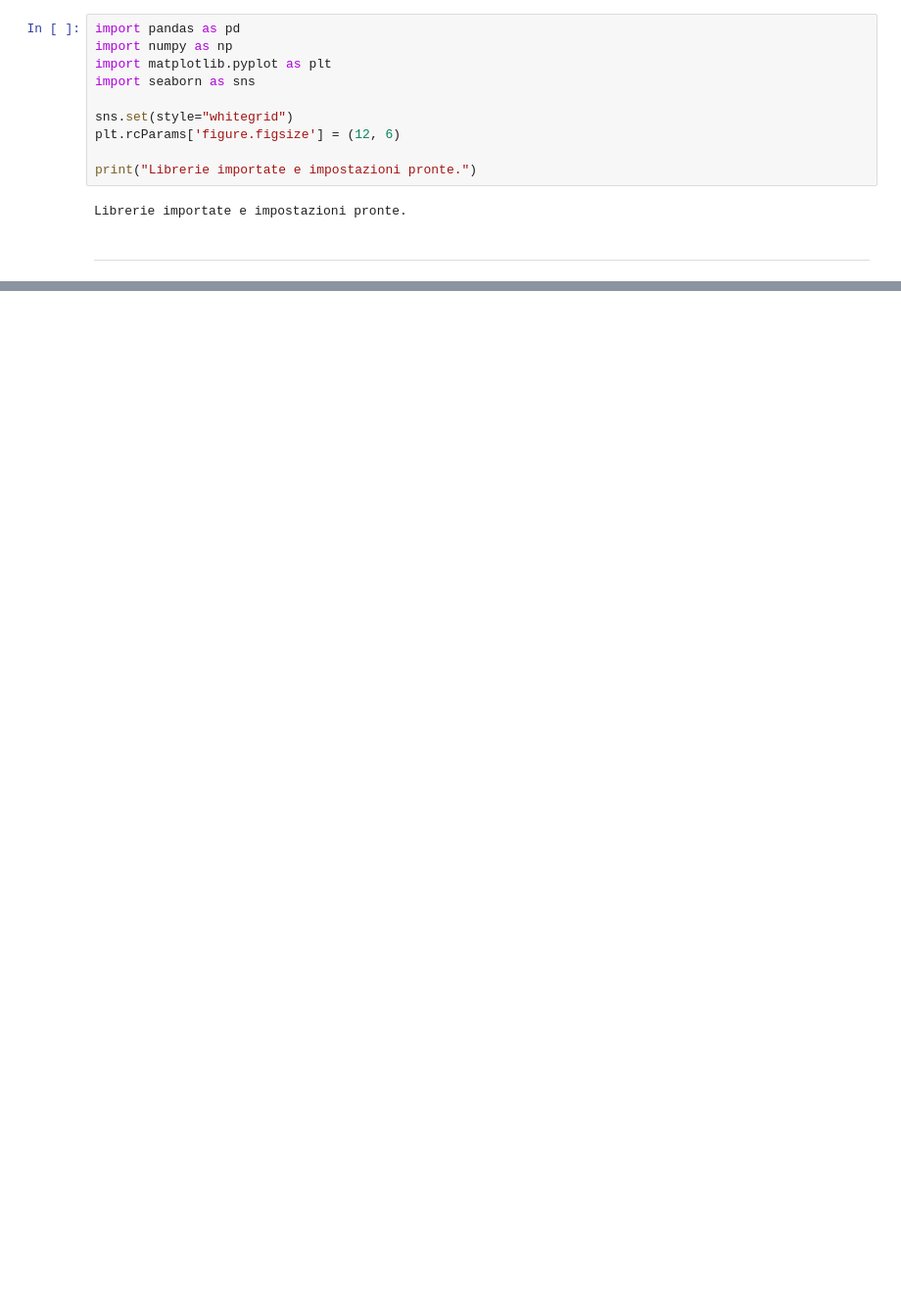
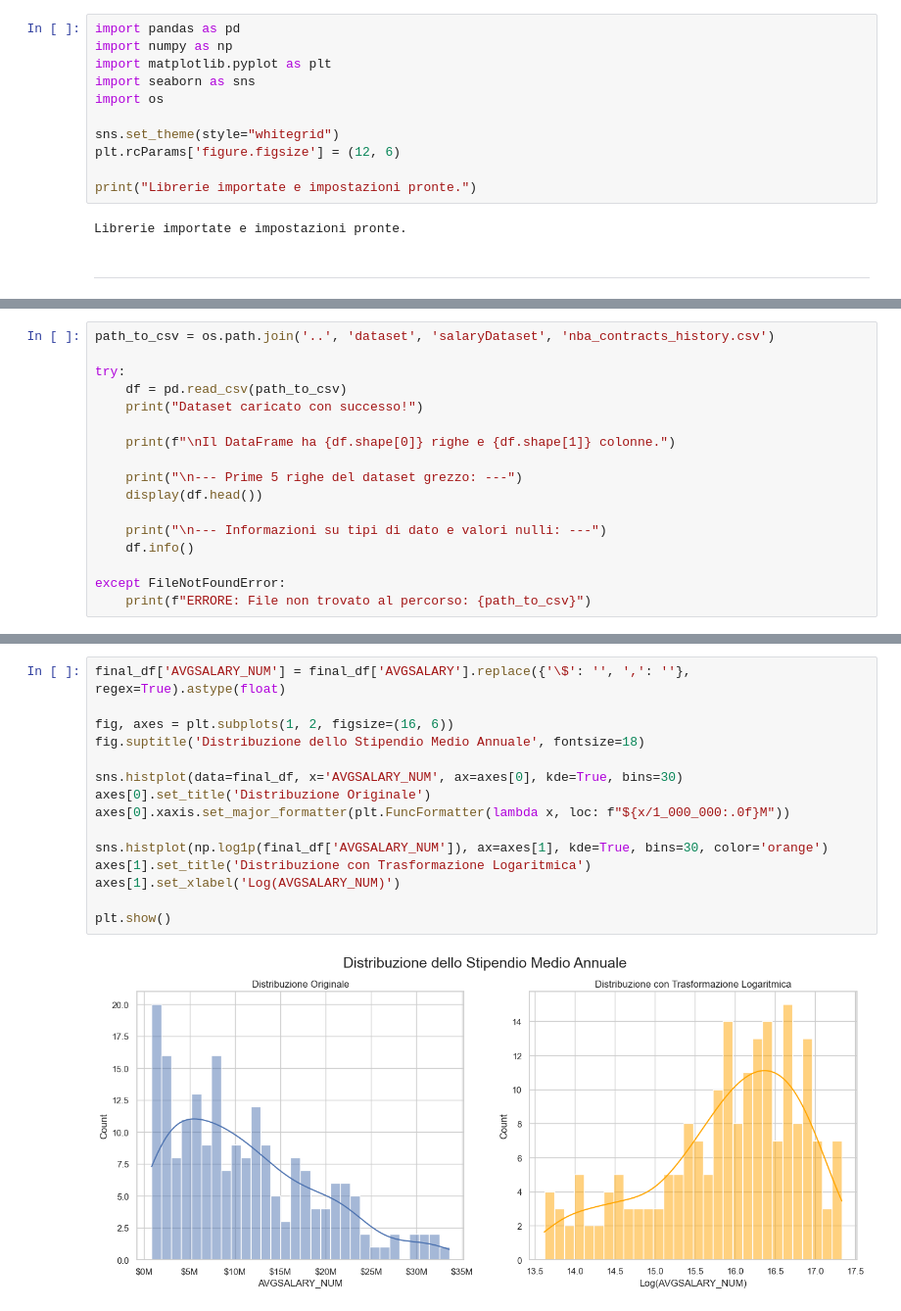
Before and after one commit to alessiobifulco/NBA-Salary-Prediction, a Jupyter notebook: notebook/project.ipynb, the cells around one changed output, grey strips where cells are left out. Shown at 98% size. Saved outputs shown, nothing was run; the diff lists cells and outputs as text; blank space fills up the shorter version.

Commit message:
update latest project version, removed useless dataset

```diff
--- a/notebook/project.ipynb
+++ b/notebook/project.ipynb
@@ -26,8 +18,9 @@ import pandas as pd
 import numpy as np
 import matplotlib.pyplot as plt
 import seaborn as sns
+import os
 
-sns.set(style="whitegrid")
+sns.set_theme(style="whitegrid")
 plt.rcParams['figure.figsize'] = (12, 6)
 
 print("Librerie importate e impostazioni pronte.")
@@ -841,0 +37,17 @@ plt.show()
+# %%
+path_to_csv = os.path.join('..', 'dataset', 'salaryDataset', 'nba_contracts_history.csv')
+
+try:
+    df = pd.read_csv(path_to_csv)
+    print("Dataset caricato con successo!")
+
+    print(f"\nIl DataFrame ha {df.shape[0]} righe e {df.shape[1]} colonne.")
+
+    print("\n--- Prime 5 righe del dataset grezzo: ---")
+    display(df.head())
+
+    print("\n--- Informazioni su tipi di dato e valori nulli: ---")
+    df.info()
+
+except FileNotFoundError:
+    print(f"ERRORE: File non trovato al percorso: {path_to_csv}")
@@ -841,0 +152,17 @@ plt.show()
+# %%
+final_df['AVGSALARY_NUM'] = final_df['AVGSALARY'].replace({'\$': '', ',': ''}, regex=True).astype(float)
+
+fig, axes = plt.subplots(1, 2, figsize=(16, 6))
+fig.suptitle('Distribuzione dello Stipendio Medio Annuale', fontsize=18)
+
+sns.histplot(data=final_df, x='AVGSALARY_NUM', ax=axes[0], kde=True, bins=30)
+axes[0].set_title('Distribuzione Originale')
+axes[0].xaxis.set_major_formatter(plt.FuncFormatter(lambda x, loc: f"${x/1_000_000:.0f}M"))
+
+sns.histplot(np.log1p(final_df['AVGSALARY_NUM']), ax=axes[1], kde=True, bins=30, color='orange')
+axes[1].set_title('Distribuzione con Trasformazione Logaritmica')
+axes[1].set_xlabel('Log(AVGSALARY_NUM)')
+
+plt.show()
+# %% [output]
+[figure, added]
```
Also changed, not shown: parts of 105 cells of this notebook, 4 other files.
